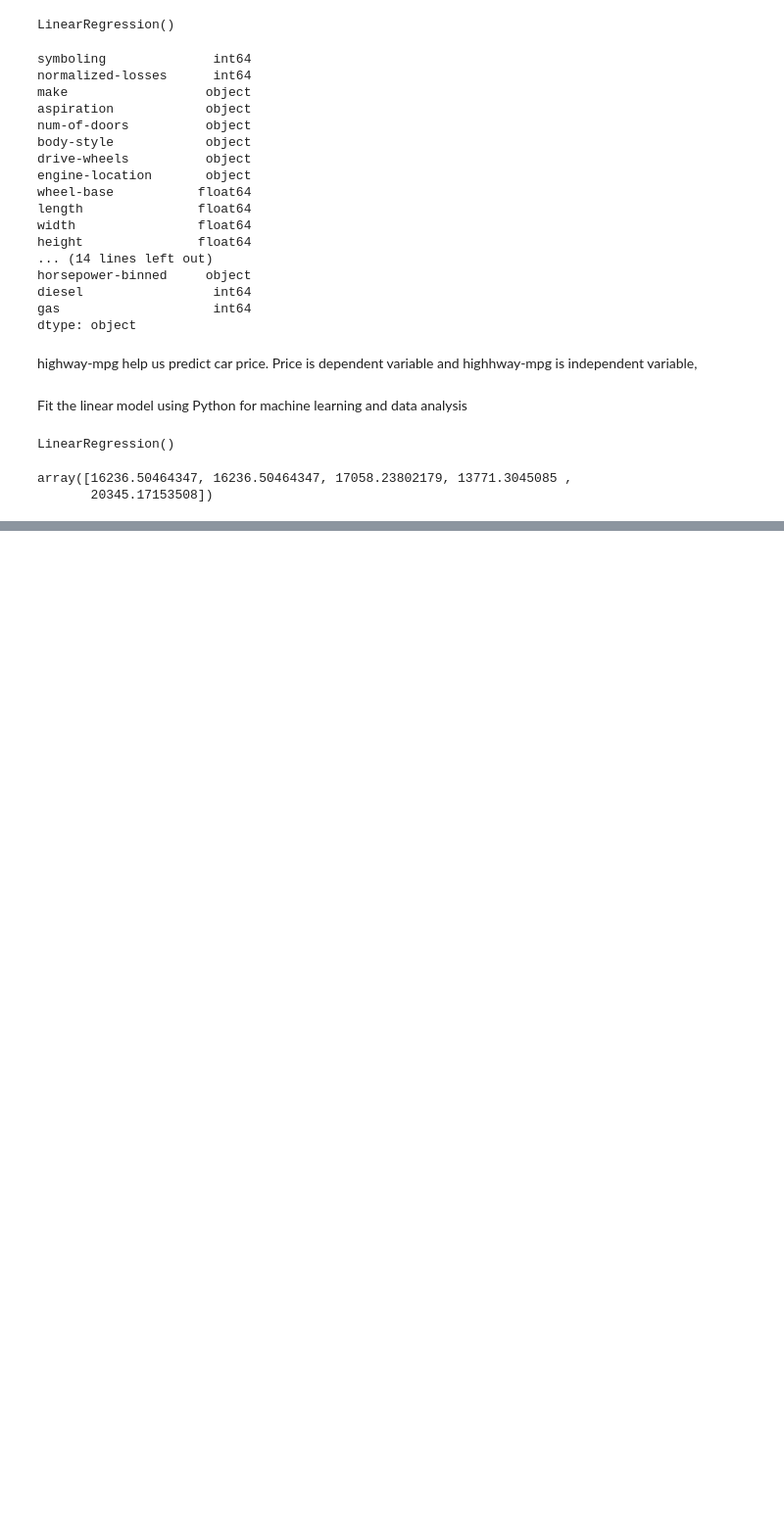
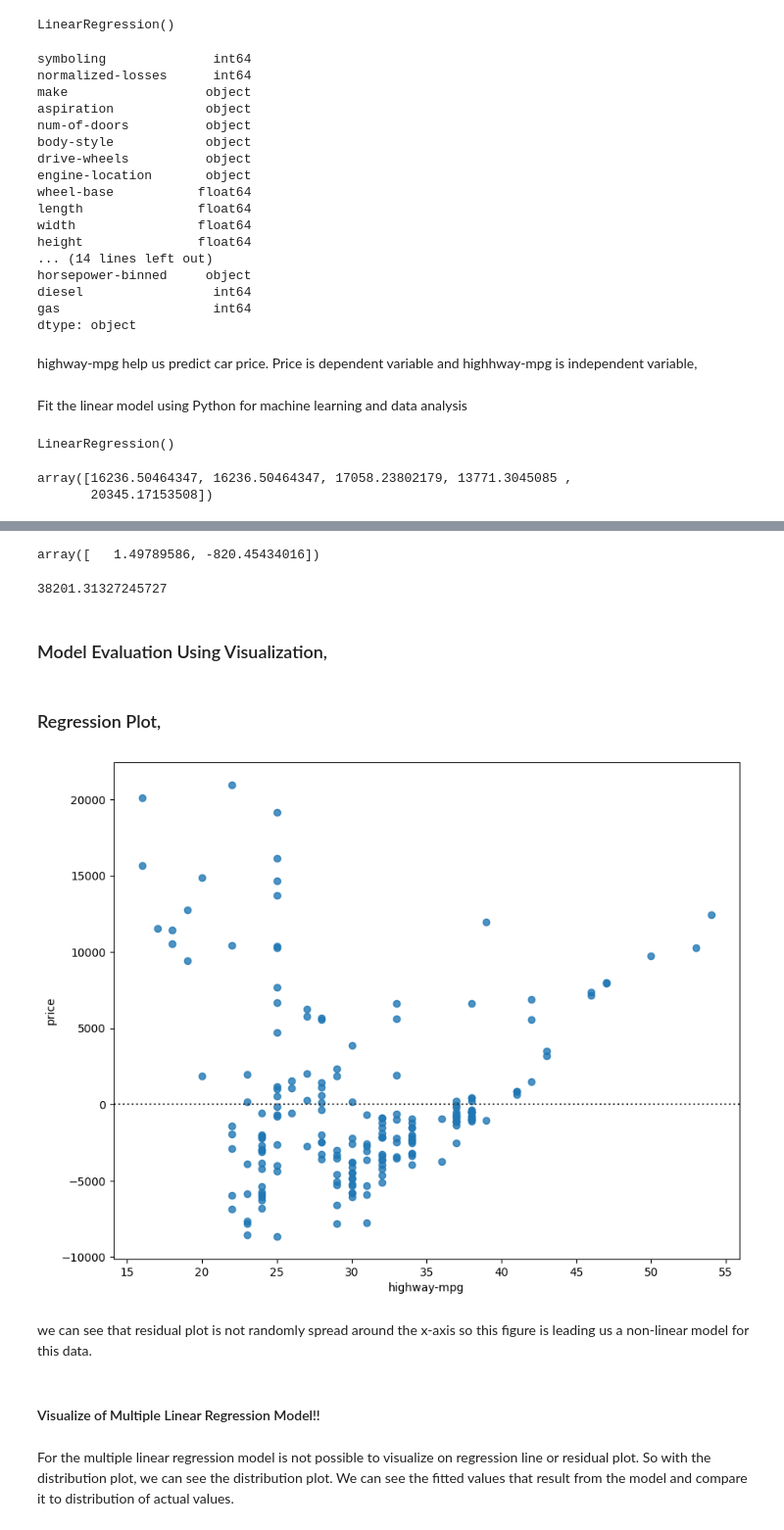
Before and after one commit to faisalczu/python_project_practice, a Jupyter notebook: model.ipynb, the cells around one changed output, grey strips where cells are left out. Shown: that part at 98% size. Cells and saved outputs as stored; diff of their text form; code cells hidden in the pictures; blank space fills up the shorter version.

```diff
--- a/model.ipynb
+++ b/model.ipynb
@@ -82,0 +132,13 @@ array([16236.50464347, 16236.50464347, 17058.23802179, 13771.3045085 ,
+# %%
+#coefficient of b,
+lm2.coef_
+# %% [output]
+array([   1.49789586, -820.45434016])
+# %%
+# Intercept of (a),
+
+lm2.intercept_
+# %% [output]
+38201.31327245727
+# %% [markdown]
+### Model Evaluation Using Visualization,
@@ -82,0 +148,17 @@ array([16236.50464347, 16236.50464347, 17058.23802179, 13771.3045085 ,
+# %% [markdown]
+### Regression Plot,
+# %%
+width = 10
+height = 8
+
+plt.figure(figsize=(width, height))
+sns.residplot(x = df['highway-mpg'],y = df['price'])
+plt.show()
+# %% [output]
+[figure, added]
+# %% [markdown]
+we can see that residual plot is not randomly spread around the x-axis so this figure is leading us a non-linear model for this data.
+# %% [markdown]
+#### Visualize of Multiple Linear Regression Model!!
+# %% [markdown]
+For the multiple linear regression model is not possible to visualize on regression line or residual plot. So with the distribution plot, we can see the distribution plot. We can see the fitted values that result from the model and compare it to distribution of actual values.
```
Also changed, not shown: parts of 22 cells of this notebook.
